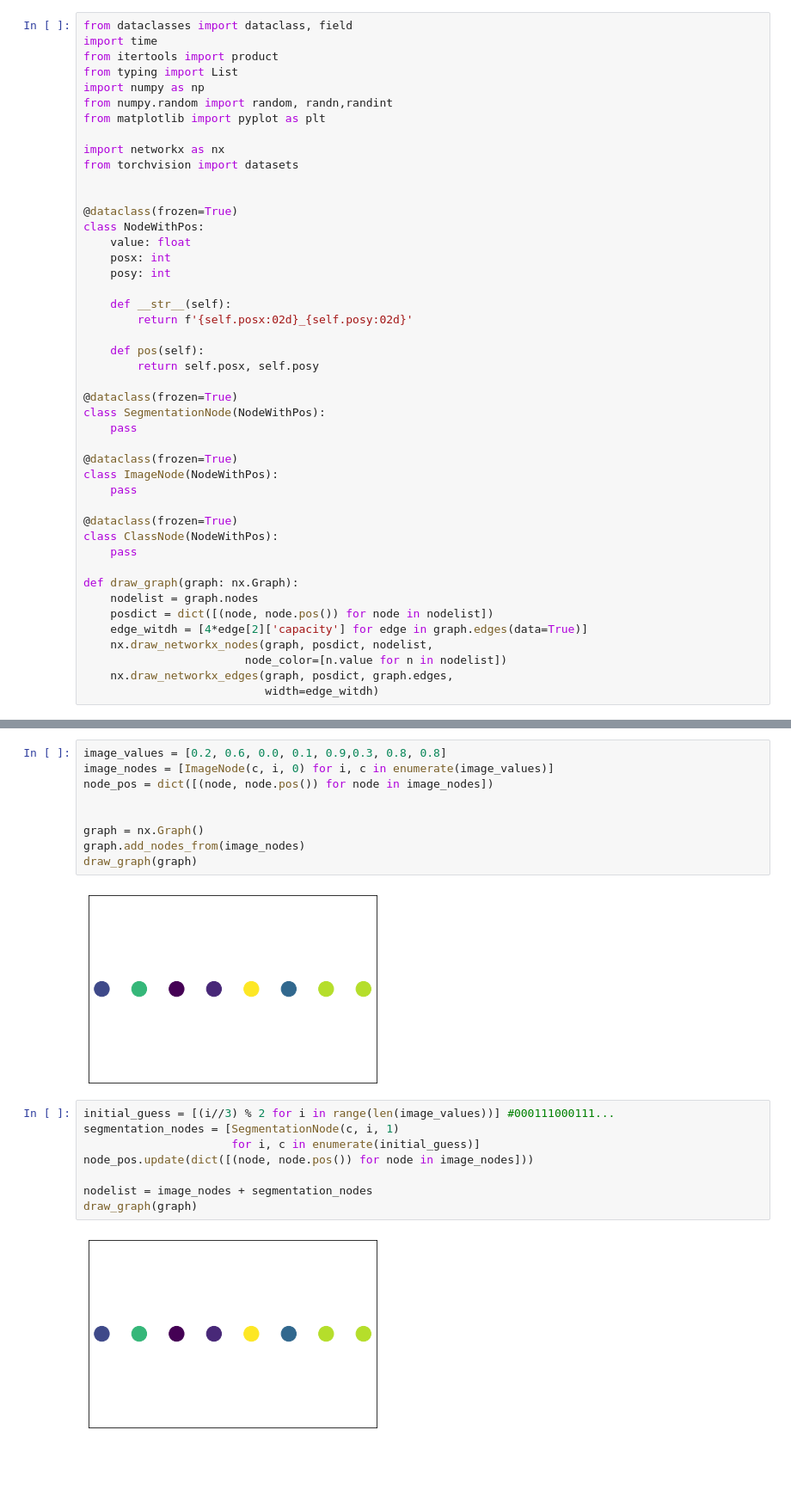
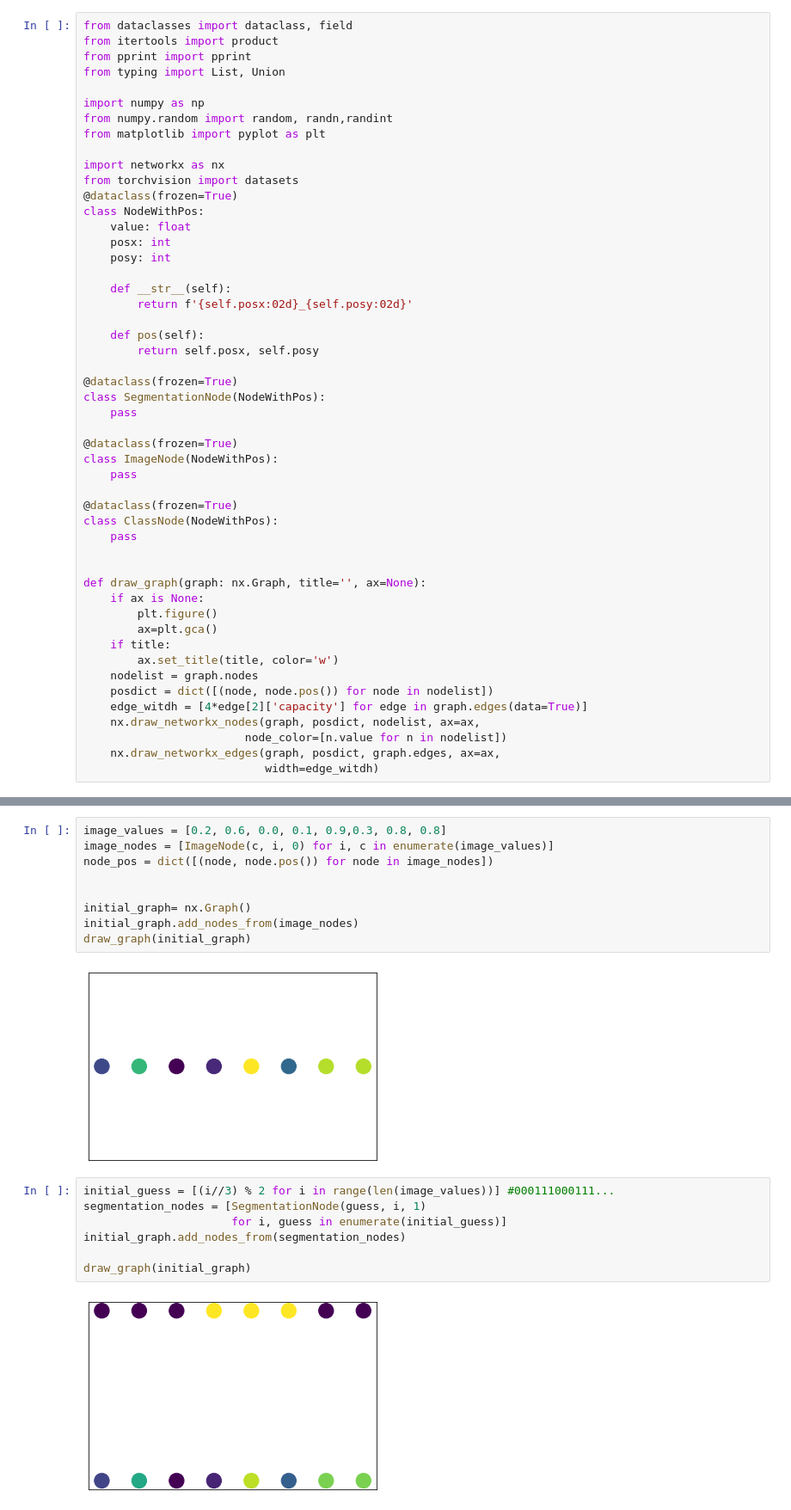
Before and after one commit to emillma/TTK8102_mrf, a Jupyter notebook: src/mrf/graph_cut.ipynb, the cells around one changed output, grey strips where cells are left out. Shown at 86% size. Saved outputs shown, nothing was run; the diff lists cells and outputs as text; blank space fills up the shorter version.

```diff
--- a/src/mrf/graph_cut.ipynb
+++ b/src/mrf/graph_cut.ipynb
@@ -4,17 +4,16 @@ In this notebook well see how we can use the concept of graph cuts to find the M
 First lets import the necessery modules and define the dataclasses we will use:
 # %%
 from dataclasses import dataclass, field
-import time
 from itertools import product
-from typing import List
+from pprint import pprint
+from typing import List, Union
+
 import numpy as np
 from numpy.random import random, randn,randint
 from matplotlib import pyplot as plt
 
 import networkx as nx
 from torchvision import datasets
-
-
 @dataclass(frozen=True)
 class NodeWithPos:
     value: float
@@ -39,13 +38,19 @@ class ImageNode(NodeWithPos):
 class ClassNode(NodeWithPos):
     pass
 
-def draw_graph(graph: nx.Graph):
+
+def draw_graph(graph: nx.Graph, title='', ax=None):
+    if ax is None:
+        plt.figure()
+        ax=plt.gca()
+    if title:
+        ax.set_title(title, color='w')
     nodelist = graph.nodes
     posdict = dict([(node, node.pos()) for node in nodelist])
     edge_witdh = [4*edge[2]['capacity'] for edge in graph.edges(data=True)]
-    nx.draw_networkx_nodes(graph, posdict, nodelist,
+    nx.draw_networkx_nodes(graph, posdict, nodelist, ax=ax,
                         node_color=[n.value for n in nodelist])
-    nx.draw_networkx_edges(graph, posdict, graph.edges,
+    nx.draw_networkx_edges(graph, posdict, graph.edges, ax=ax,
                            width=edge_witdh)
 # %% [markdown]
 First let us look at a 1d example to get an intuition of how this algorithm works
@@ -55,21 +60,20 @@ image_nodes = [ImageNode(c, i, 0) for i, c in enumerate(image_values)]
 node_pos = dict([(node, node.pos()) for node in image_nodes])
 
 
-graph = nx.Graph()
-graph.add_nodes_from(image_nodes)
-draw_graph(graph)
+initial_graph= nx.Graph()
+initial_graph.add_nodes_from(image_nodes)
+draw_graph(initial_graph)
 # %% [output]
 [figure]
 # %%
 initial_guess = [(i//3) % 2 for i in range(len(image_values))] #000111000111...
-segmentation_nodes = [SegmentationNode(c, i, 1)
-                      for i, c in enumerate(initial_guess)]
-node_pos.update(dict([(node, node.pos()) for node in image_nodes]))
+segmentation_nodes = [SegmentationNode(guess, i, 1)
+                      for i, guess in enumerate(initial_guess)]
+initial_graph.add_nodes_from(segmentation_nodes)
 
-nodelist = image_nodes + segmentation_nodes
-draw_graph(graph)
+draw_graph(initial_graph)
 # %% [output]
-[figure, old version]
+[figure, new version]
 # %%
 def similarity_energy(seg: NodeWithPos, img: NodeWithPos, limit: float = 1):
     return min((1-(seg.value - img.value)**2), limit)
```
Also changed, not shown: parts of 10 cells of this notebook.
